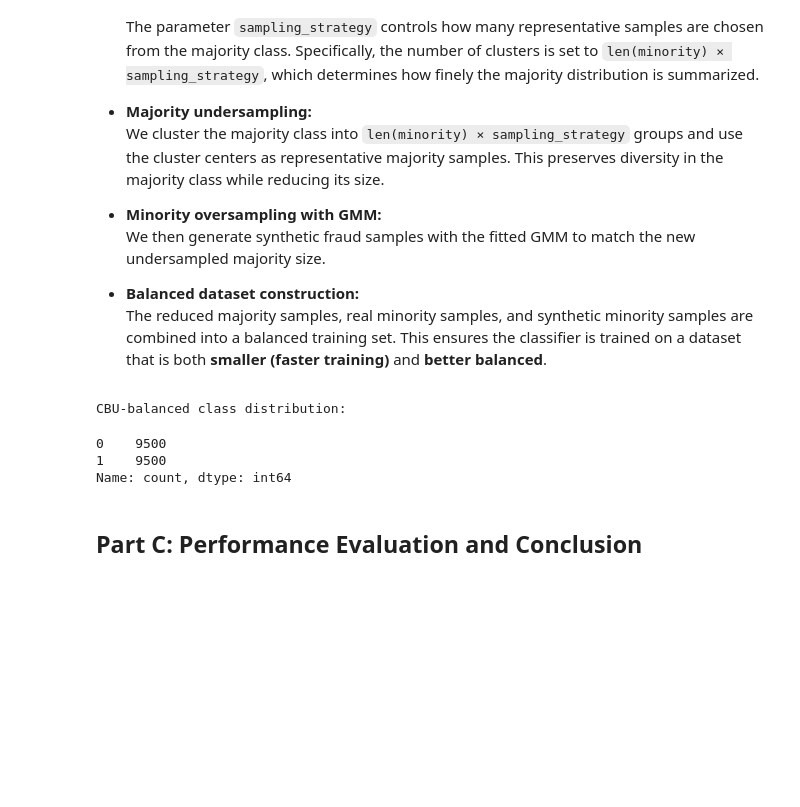
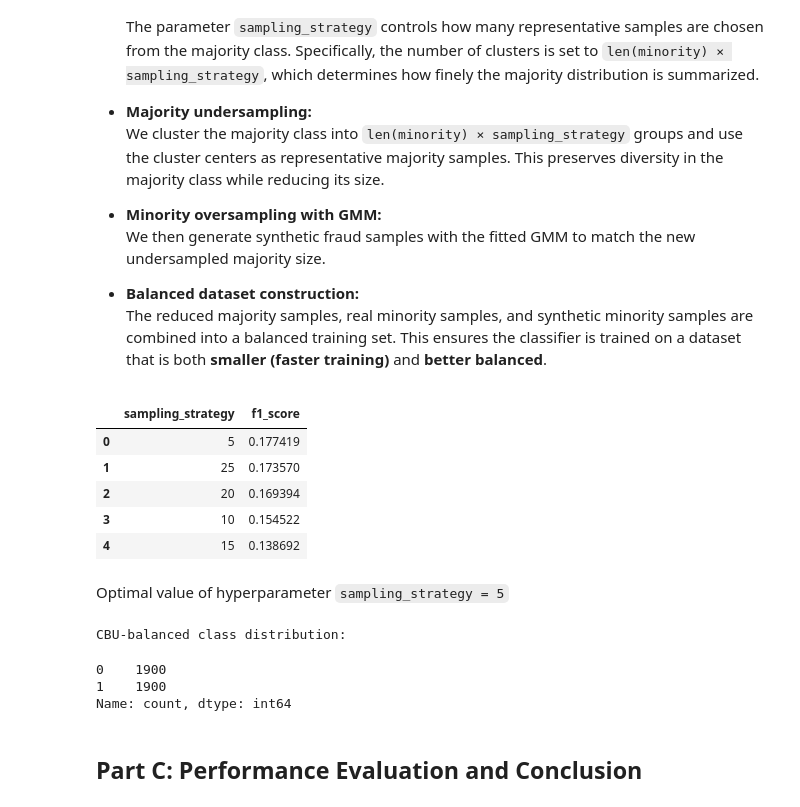
Before and after one commit to BracedHornet186/assignment-4-ME22B214, a Jupyter notebook: ME22B214_A4.ipynb, the cells around one changed output. Cells and saved outputs as stored; diff of their text form; code cells hidden in the pictures; blank space fills up the shorter version.

```diff
--- a/ME22B214_A4.ipynb
+++ b/ME22B214_A4.ipynb
@@ -531,14 +574,67 @@ We reduce the size of the overwhelming majority class using **Clustering-Based U
 
 - **Balanced dataset construction:**
   The reduced majority samples, real minority samples, and synthetic minority samples are combined into a balanced training set. This ensures the classifier is trained on a dataset that is both **smaller (faster training)** and **better balanced**.
+# %%
+from sklearn.cluster import KMeans
+from sklearn.cluster import MiniBatchKMeans
+strategies = [5, 10, 15, 20, 25]   # candidate sampling strategies
+f1_scores = []
+
+# Extract majority class samples
+X_majority = X_train[y_train == 0]
+
+for s in strategies:
+    # --- Majority undersampling with MiniBatchKMeans ---
+    kmeans = MiniBatchKMeans(
+        n_clusters=len(X_minority) * s,
+        random_state=42,
+        batch_size=2048,
+        max_iter=100
+    )
+    kmeans.fit(X_majority)
+    X_majority_under = kmeans.cluster_centers_
+
+    # --- Minority oversampling with GMM ---
+    n_to_generate = len(X_minority) * s - y_train.value_counts()[1]
+    if n_to_generate <= 0:
+        continue
+
+    X_synth, _ = gmm.sample(int(n_to_generate))
+    y_synth = np.ones(n_to_generate)   # FIX: synthetic minority must be labeled 1
+
+    # --- Combine datasets ---
+    X_train_cbu = np.vstack([X_majority_under, X_minority, X_synth])
+    y_train_cbu = np.hstack([
+        np.zeros(len(X_majority_under)),
+        np.ones(len(X_minority) + len(X_synth))
+    ])
+
+    # --- Train and evaluate ---
+    clf = LogisticRegression(max_iter=1000, random_state=42)
+    clf.fit(X_train_cbu, y_train_cbu)
+    y_pred_s = clf.predict(X_test)
+
+    f1 = f1_score(y_test, y_pred_s, pos_label=1)
+    f1_scores.append((s, f1))
+
+# Results as DataFrame
+results_cbu = pd.DataFrame(f1_scores, columns=["sampling_strategy", "f1_score"])
+results_cbu.sort_values("f1_score", ascending=False).reset_index(drop=True)
+# %% [output]
+|  | sampling_strategy | f1_score |
+| 0 | 5 | 0.177419 |
+| 1 | 25 | 0.173570 |
+| 2 | 20 | 0.169394 |
+| 3 | 10 | 0.154522 |
+| 4 | 15 | 0.138692 |
+# %% [markdown]
+Optimal value of hyperparameter `sampling_strategy = 5`
 # %%
-from sklearn.cluster import KMeans
-from sklearn.cluster import MiniBatchKMeans
 # Extract majority class samples
 X_majority = X_train[y_train == 0]
 
 # Apply KMeans clustering for undersampling
-sampling_strategy = 25
+sampling_strategy = 5
 # kmeans = KMeans(n_clusters=len(X_minority)*sampling_strategy, random_state=42)
 kmeans = MiniBatchKMeans(
     n_clusters=len(X_minority) * sampling_strategy,
@@ -564,8 +660,8 @@ y_train_cbu = pd.Series(y_train_cbu, dtype=int)
 y_train_cbu.value_counts()
 # %% [output]
 CBU-balanced class distribution:
-0    9500
-1    9500
+0    1900
+1    1900
 Name: count, dtype: int64
 # %% [markdown]
 
```
Also changed, not shown: parts of 4 cells of this notebook.
